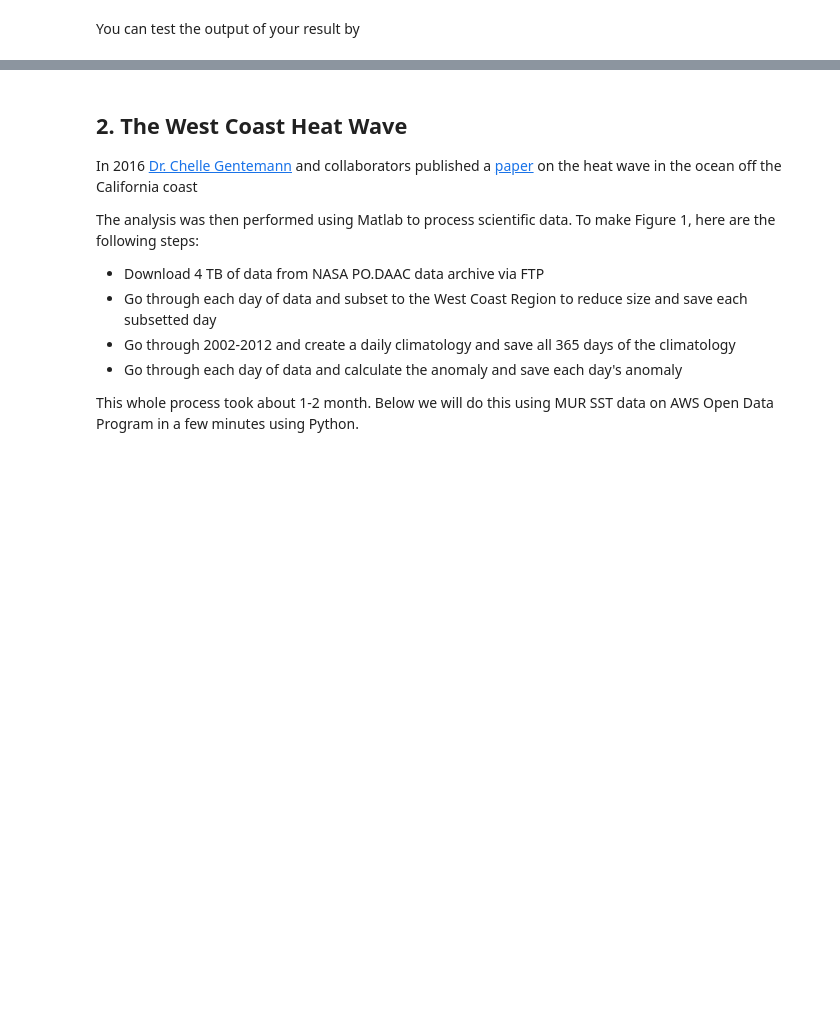
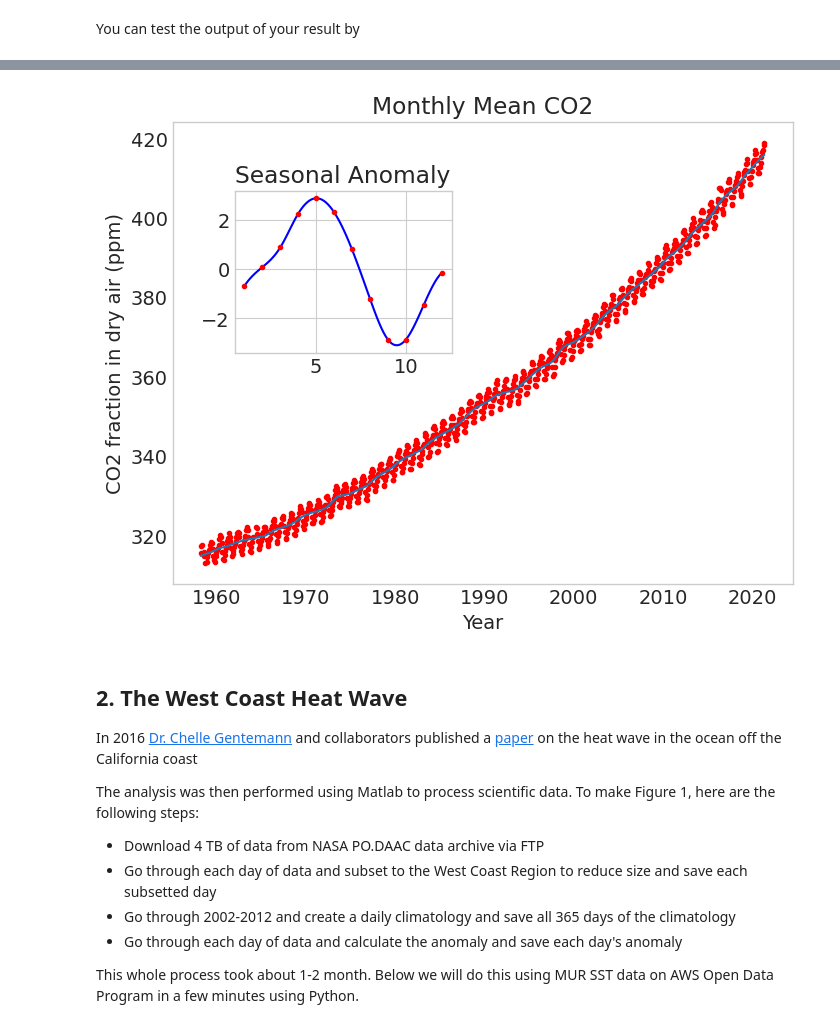
Before and after one commit to UCB-stat-159-s23/hw03-Group11, a Jupyter notebook: hw03-climate.ipynb, the cells around one changed output, grey strips where cells are left out. Drawn from its saved outputs; the diff is of its cells as text; code cells hidden in the pictures; blank space fills up the shorter version.

Commit message:
part 1 questions 2 and 3 attempted

```diff
--- a/hw03-climate.ipynb
+++ b/hw03-climate.ipynb
@@ -113,11 +113,9 @@ Next, in order to recreate the figure in the talk, we're going to find the month
 In order to do so, you will have to remove the annual average and use that to identify the monthly trend. Here some clue of how to do this, but feel free to explore other options:
 # %%
 def detrend(f):
-    detrended_xarr = ...
-    # BEGIN SOLUTION
-
-    # END SOLUTION
-    return detrended_xarr
+    detrended_xarr = f[["month", "c02"]].set_index(["month"]).to_xarray()
+    v = detrended_xarr - detrended_xarr.mean("month")
+    return v.to_dataframe() #pls check to see if y'all think this is close enough to the template
 
 dy = data.groupby('year')
 c02anomaly = dy.apply(detrend)
@@ -143,6 +170,24 @@ Next, recreate the following figure, which is much closer to the one in the lect
 - The "Seasonal Anomaly" inset graph can be created with `ax.inset_axes(...)`. You can treat the `Axes` object returned like any other `Axes` object.
 - Remember that you can set the tick labels with `ax.set_xticks(...)`.
 - To get the data points plotted as red dots, when you use `ax.plot(...)`, pass in `"r."` as the argument immediately following any data you pass in. The `"r"` indicates the color, while the `"."` indicates how the data will be plotted (if you don't put the `"."`, it will be a line instead).
+# %%
+fig, ax = plt.subplots()
+
+#copy-pasted this from their figure earlier
+ax.plot("fraction_date", "data_filled", "r.", data=data)
+ax.plot("fraction_date", "data_adjusted_seasonally_fit", data=data)
+ax.set_xlabel("Year")
+ax.set_ylabel("CO2 fraction in dry air (ppm)")
+ax.set_title("Monthly Mean CO2")
+ax.grid(False)
+
+#this subplot for the seasonal anomaly is what I changed (I used previous part's solution and CubicSpline)
+axin1 = ax.inset_axes([0.1, 0.5, 0.35, 0.35])
+axin1.plot(np.linspace(1, 12, 100), CubicSpline(np.arange(1, 13), monthly_anomaly.c02)(np.linspace(1, 12, 100)), "b")
+axin1.plot(np.arange(1, 13), monthly_anomaly.c02, "r.")
+axin1.set_title("Seasonal Anomaly");
+# %% [output]
+[figure, added]
 # %% [markdown]
 ## 2. The West Coast Heat Wave
 
```
Also changed, not shown: parts of 3 cells of this notebook.
